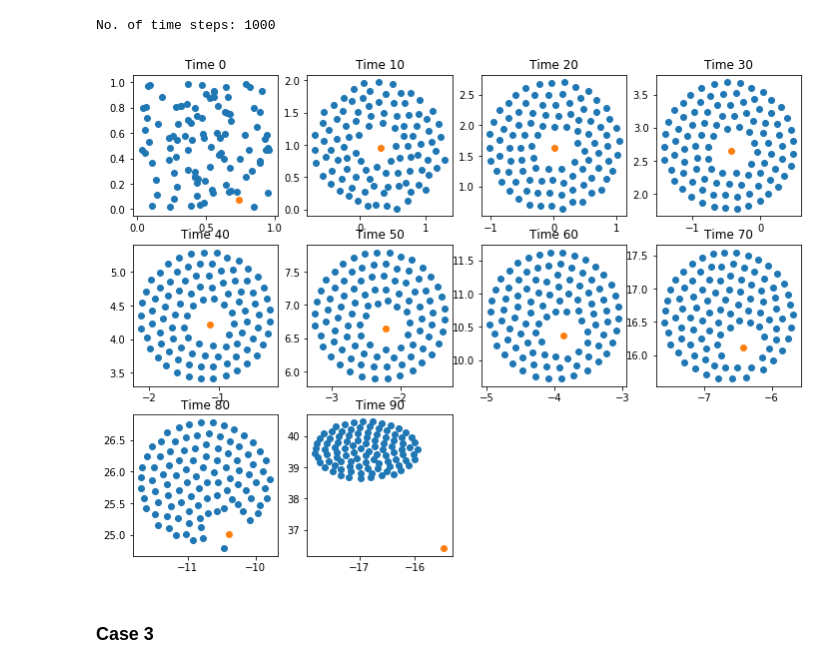
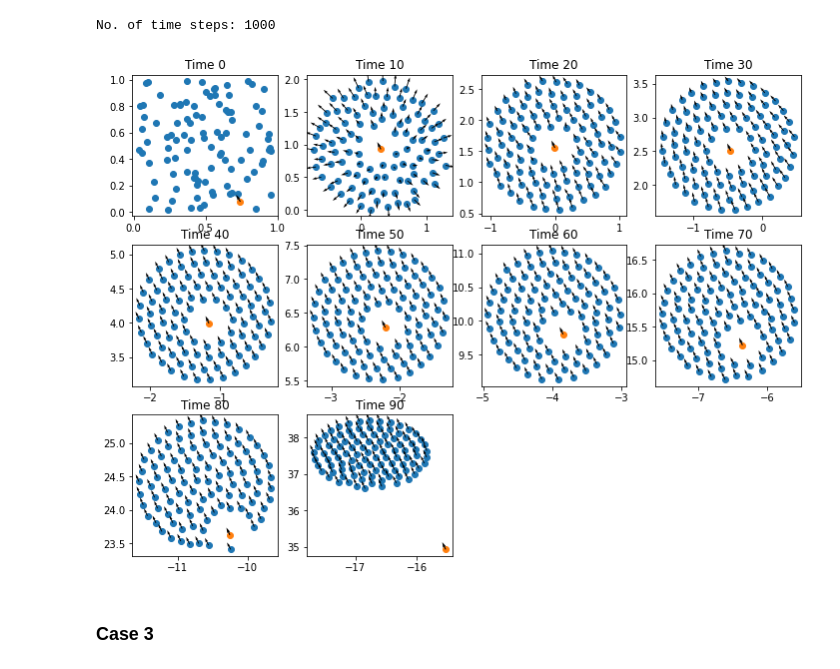
Before and after one commit to isomorphicdude/Summer2022UROP, a Jupyter notebook: improvements.ipynb, the cells around one changed output. Drawn from its saved outputs; the diff is of its cells as text; code cells hidden in the pictures.

```diff
--- a/improvements.ipynb
+++ b/improvements.ipynb
@@ -70,7 +71,7 @@ multiPlot(case1, None, True)
 # %% [markdown]
 A  state where the predator drives the prey into a cluster $\kappa_h = 0.5, a=1, b_1 = 1, b_2 = 0.07, c = 1.5 ,p = 1.2$
 # %%
-N = 400
+N = 100
 
 case2  = computeSoln(model1,
     {'no. of prey': N,
@@ -85,14 +86,15 @@ case2  = computeSoln(model1,
     False,
     'random',
     'rk2',
+    False,
     [i*10  for i in range(10)],
     12)
 # %% [output]
 No. of time steps: 1000
 # %%
-multiPlot(case2, None, True)
+multiPlot(case2, axis_lim = None, second_order = True, quiver=True)
 # %% [output]
-[figure, old version]
+[figure, new version]
 # %% [markdown]
 ### Case 3
 # %% [markdown]
```
Also changed, not shown: parts of 6 cells of this notebook.
